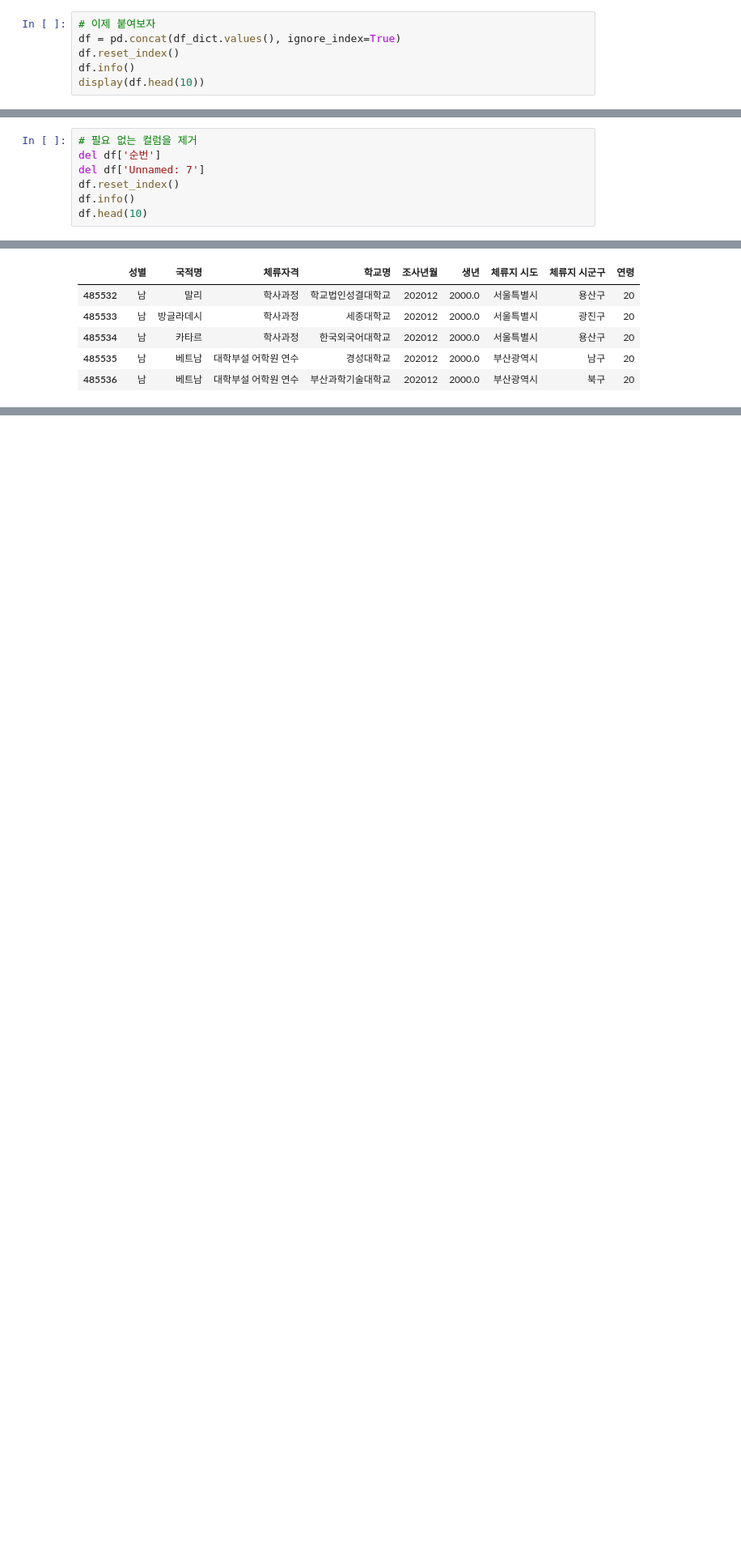
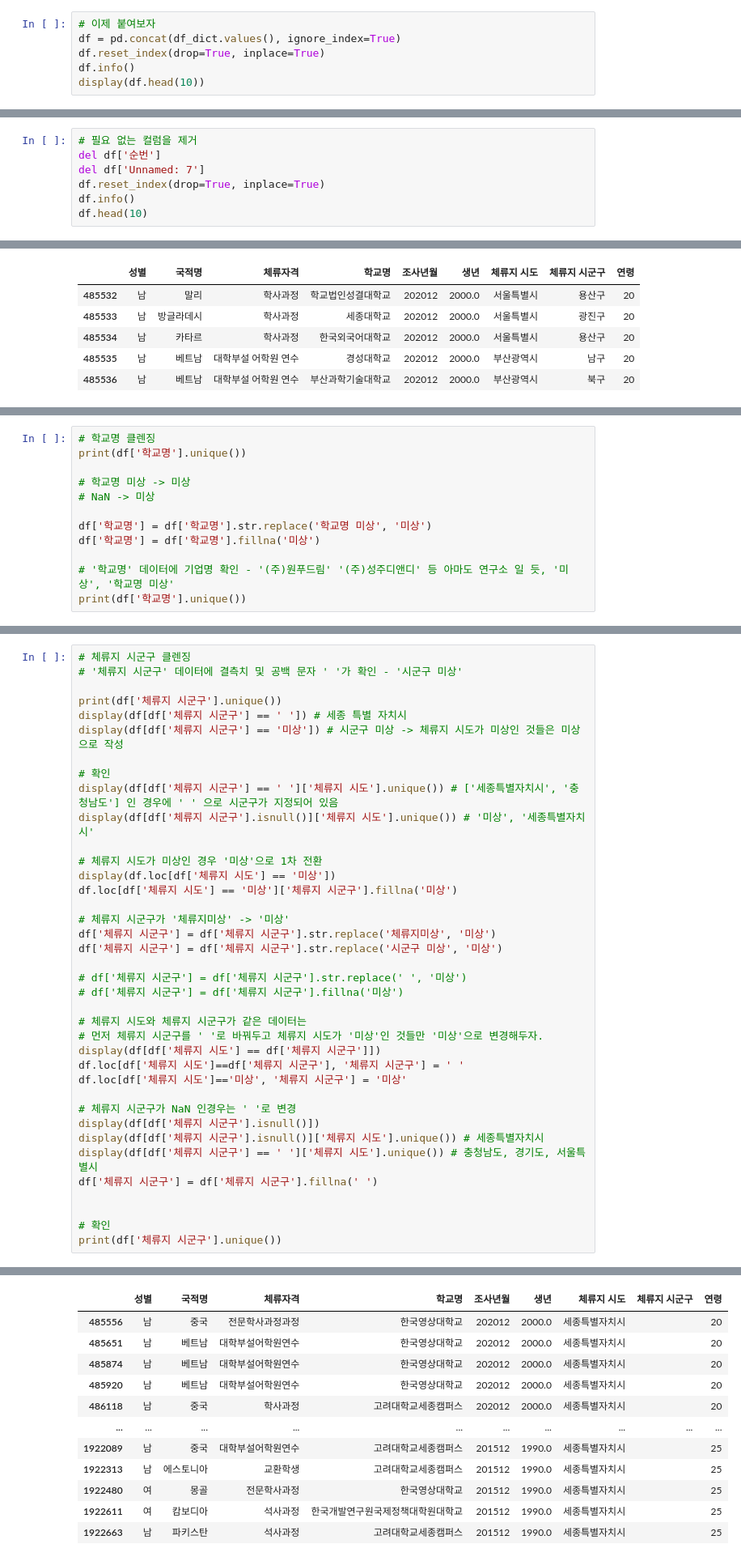
Before and after one commit to mobidic-zz/2022-eda, a Jupyter notebook: 법무부_외국인_유학생_관리정보.ipynb, the cells around one changed output, grey strips where cells are left out. Shown: that part at 81% size. Cells and saved outputs as stored; diff of their text form; blank space fills up the shorter version.

```diff
--- a/법무부_외국인_유학생_관리정보.ipynb
+++ b/법무부_외국인_유학생_관리정보.ipynb
@@ -243,7 +243,7 @@ df_dict = reload_data2(csv_files2, show=True, low_memory=False)
 # %%
 # 이제 붙여보자
 df = pd.concat(df_dict.values(), ignore_index=True)
-df.reset_index()
+df.reset_index(drop=True, inplace=True)
 df.info()
 display(df.head(10))
 # %% [output]
@@ -280,7 +280,7 @@ memory usage: 182.6+ MB
 # 필요 없는 컬럼을 제거
 del df['순번']
 del df['Unnamed: 7']
-df.reset_index()
+df.reset_index(drop=True, inplace=True)
 df.info()
 df.head(10)
 # %% [output]
@@ -394,0 +478,12 @@ print(df['체류지 시군구'].unique())
+# %%
+# 학교명 클렌징
+print(df['학교명'].unique())
+
+# 학교명 미상 -> 미상
+# NaN -> 미상
+
+df['학교명'] = df['학교명'].str.replace('학교명 미상', '미상')
+df['학교명'] = df['학교명'].fillna('미상')
+
+# '학교명' 데이터에 기업명 확인 - '(주)원푸드림' '(주)성주디앤디' 등 아마도 연구소 일 듯, '미상', '학교명 미상'
+print(df['학교명'].unique())
@@ -394,0 +552,39 @@ print(df['체류지 시군구'].unique())
+# %%
+# 체류지 시군구 클렌징
+# '체류지 시군구' 데이터에 결측치 및 공백 문자 ' '가 확인 - '시군구 미상'
+
+print(df['체류지 시군구'].unique())
+display(df[df['체류지 시군구'] == ' ']) # 세종 특별 자치시
+display(df[df['체류지 시군구'] == '미상']) # 시군구 미상 -> 체류지 시도가 미상인 것들은 미상으로 작성
+
+# 확인
+display(df[df['체류지 시군구'] == ' ']['체류지 시도'].unique()) # ['세종특별자치시', '충청남도'] 인 경우에 ' ' 으로 시군구가 지정되어 있음
+display(df[df['체류지 시군구'].isnull()]['체류지 시도'].unique()) # '미상', '세종특별자치시'
+
+# 체류지 시도가 미상인 경우 '미상'으로 1차 전환
+display(df.loc[df['체류지 시도'] == '미상'])
+df.loc[df['체류지 시도'] == '미상']['체류지 시군구'].fillna('미상')
+
+# 체류지 시군구가 '체류지미상' -> '미상'
+df['체류지 시군구'] = df['체류지 시군구'].str.replace('체류지미상', '미상')
+df['체류지 시군구'] = df['체류지 시군구'].str.replace('시군구 미상', '미상')
+
+# df['체류지 시군구'] = df['체류지 시군구'].str.replace(' ', '미상')
+# df['체류지 시군구'] = df['체류지 시군구'].fillna('미상')
+
+# 체류지 시도와 체류지 시군구가 같은 데이터는
+# 먼저 체류지 시군구를 ' '로 바꿔두고 체류지 시도가 '미상'인 것들만 '미상'으로 변경해두자.
+display(df[df['체류지 시도'] == df['체류지 시군구']])
+df.loc[df['체류지 시도']==df['체류지 시군구'], '체류지 시군구'] = ' '
+df.loc[df['체류지 시도']=='미상', '체류지 시군구'] = '미상'
+
+# 체류지 시군구가 NaN 인경우는 ' '로 변경
+display(df[df['체류지 시군구'].isnull()])
+display(df[df['체류지 시군구'].isnull()]['체류지 시도'].unique()) # 세종특별자치시
+display(df[df['체류지 시군구'] == ' ']['체류지 시도'].unique()) # 충청남도, 경기도, 서울특별시
+df['체류지 시군구'] = df['체류지 시군구'].fillna(' ')
+
+
+# 확인
+print(df['체류지 시군구'].unique())
+# %% [output]
@@ -394,0 +608,12 @@ print(df['체류지 시군구'].unique())
+|  | 성별 | 국적명 | 체류자격 | 학교명 | 조사년월 | 생년 | 체류지 시도 | 체류지 시군구 | 연령 |
+| 485556 | 남 | 중국 | 전문학사과정과정 | 한국영상대학교 | 202012 | 2000.0 | 세종특별자치시 |  | 20 |
+| 485651 | 남 | 베트남 | 대학부설어학원연수 | 한국영상대학교 | 202012 | 2000.0 | 세종특별자치시 |  | 20 |
+| 485874 | 남 | 베트남 | 대학부설어학원연수 | 한국영상대학교 | 202012 | 2000.0 | 세종특별자치시 |  | 20 |
+| 485920 | 남 | 베트남 | 대학부설어학원연수 | 한국영상대학교 | 202012 | 2000.0 | 세종특별자치시 |  | 20 |
+| 486118 | 남 | 중국 | 학사과정 | 고려대학교세종캠퍼스 | 202012 | 2000.0 | 세종특별자치시 |  | 20 |
+| ... | ... | ... | ... | ... | ... | ... | ... | ... | ... |
+| 1922089 | 남 | 중국 | 대학부설어학원연수 | 고려대학교세종캠퍼스 | 201512 | 1990.0 | 세종특별자치시 |  | 25 |
+| 1922313 | 남 | 에스토니아 | 교환학생 | 고려대학교세종캠퍼스 | 201512 | 1990.0 | 세종특별자치시 |  | 25 |
+| 1922480 | 여 | 몽골 | 전문학사과정 | 한국영상대학교 | 201512 | 1990.0 | 세종특별자치시 |  | 25 |
+| 1922611 | 여 | 캄보디아 | 석사과정 | 한국개발연구원국제정책대학원대학교 | 201512 | 1990.0 | 세종특별자치시 |  | 25 |
+| 1922663 | 남 | 파키스탄 | 석사과정 | 고려대학교세종캠퍼스 | 201512 | 1990.0 | 세종특별자치시 |  | 25 |
```
Also changed, not shown: parts of 15 cells of this notebook, 4 other files.
